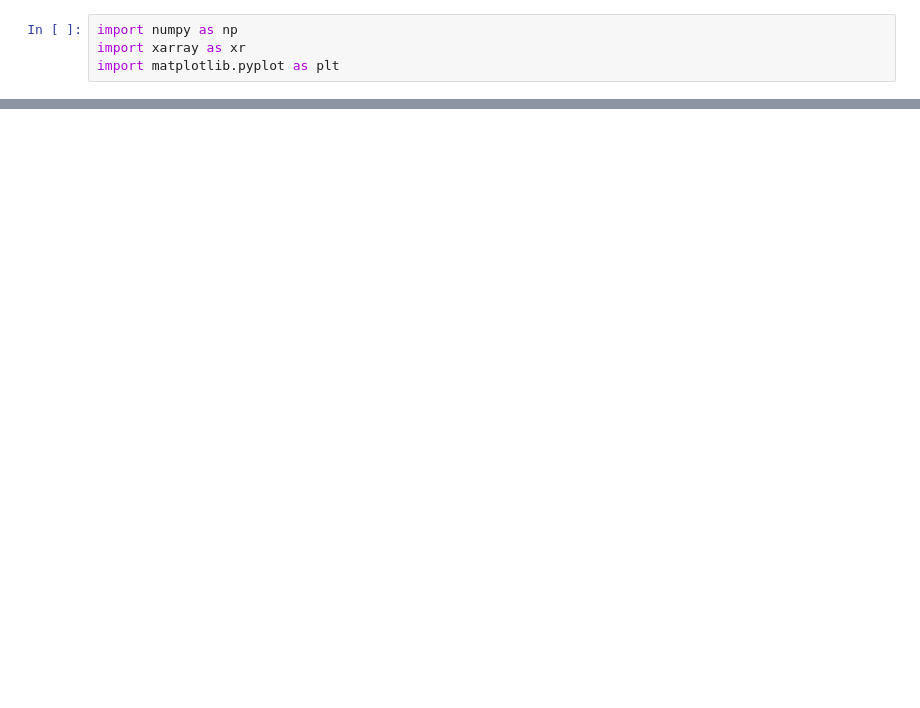
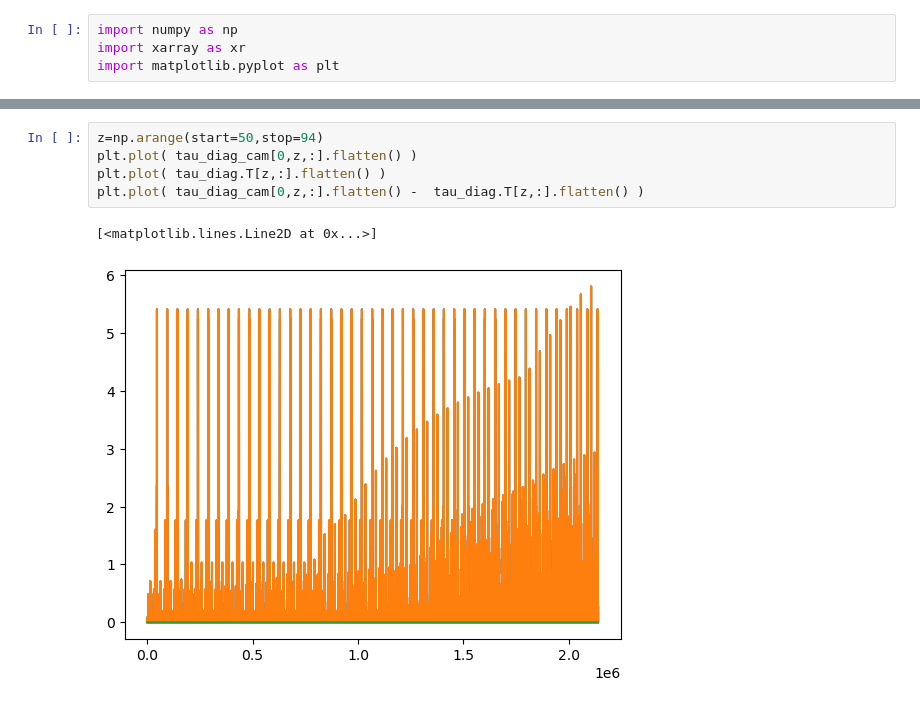
Before and after one commit to JulioTBacmeister/GW_UnitTest, a Jupyter notebook: Python/ReadFortran.ipynb, the cells around one changed output, grey strips where cells are left out. Saved outputs shown, nothing was run; the diff lists cells and outputs as text; blank space fills up the shorter version.

```diff
--- a/Python/ReadFortran.ipynb
+++ b/Python/ReadFortran.ipynb
@@ -58,0 +62,8 @@ plt.plot( ubm[46525,:] )
+# %%
+z=np.arange(start=50,stop=94)
+plt.plot( tau_diag_cam[0,z,:].flatten() )
+plt.plot( tau_diag.T[z,:].flatten() )
+plt.plot( tau_diag_cam[0,z,:].flatten() -  tau_diag.T[z,:].flatten() )
+# %% [output]
+[<matplotlib.lines.Line2D at 0x...>]
+[figure, added]
```
Also changed, not shown: parts of 12 cells of this notebook, 5 other files.
